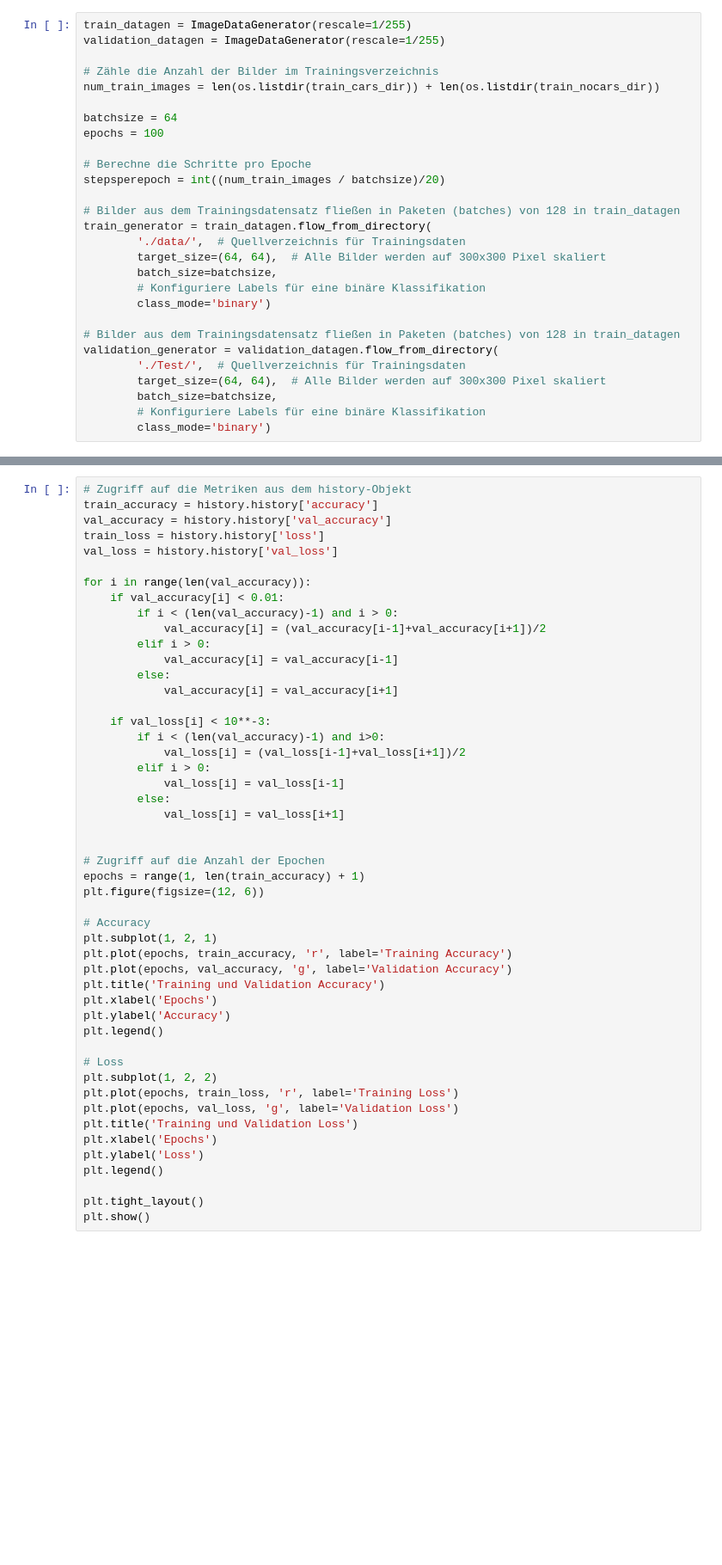
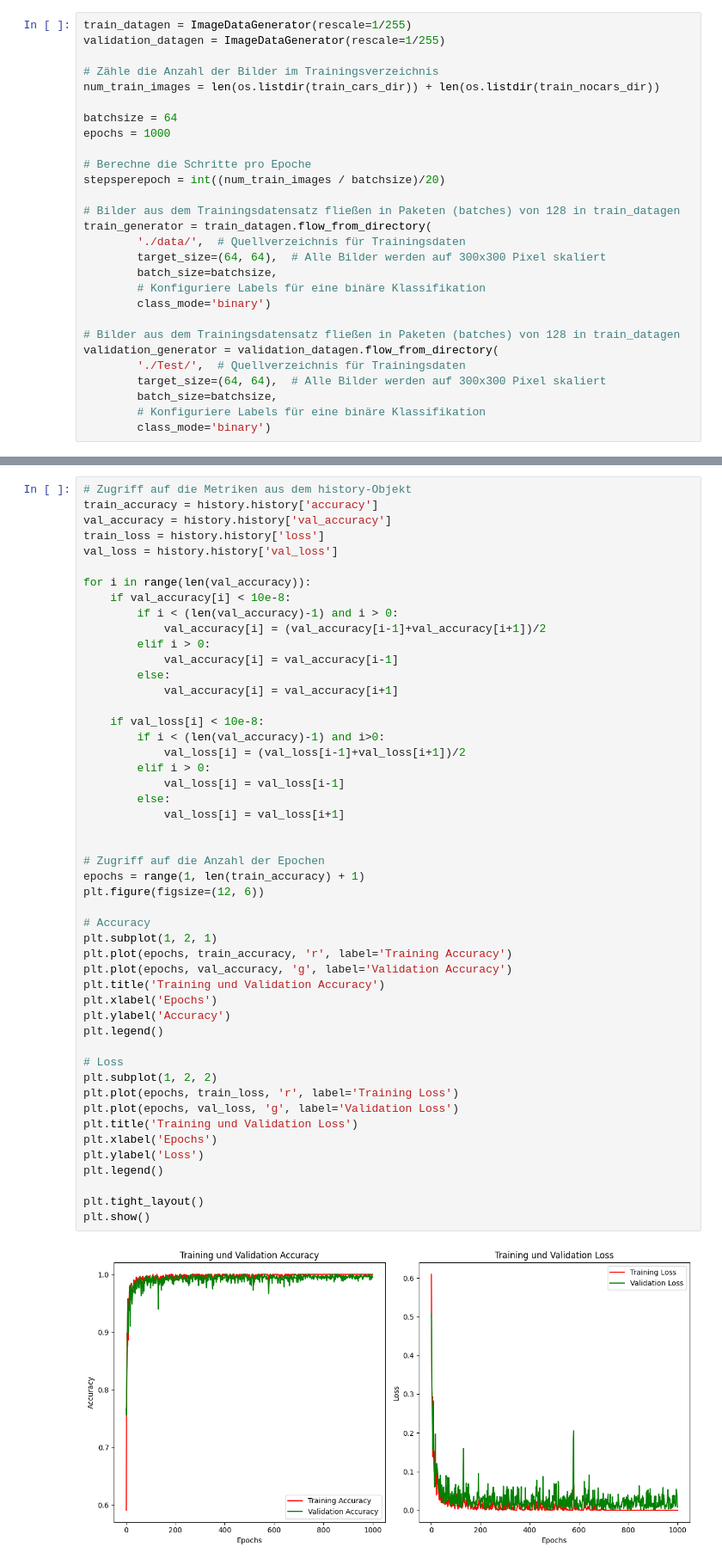
Before and after one commit to Crist-obal/DeepDrive2.0, a Jupyter notebook: Auto_Erkennung2.0.ipynb, the cells around one changed output, grey strips where cells are left out. Shown: that part at 86% size. Drawn from its saved outputs; the diff is of its cells as text; blank space fills up the shorter version.

Commit message:
1000 epochs

```diff
--- a/Auto_Erkennung2.0.ipynb
+++ b/Auto_Erkennung2.0.ipynb
@@ -34,7 +37,7 @@ validation_datagen = ImageDataGenerator(rescale=1/255)
 num_train_images = len(os.listdir(train_cars_dir)) + len(os.listdir(train_nocars_dir))
 
 batchsize = 64
-epochs = 100
+epochs = 1000
 
 # Berechne die Schritte pro Epoche
 stepsperepoch = int((num_train_images / batchsize)/20)
@@ -98,7 +194,7 @@ train_loss = history.history['loss']
 val_loss = history.history['val_loss']
 
 for i in range(len(val_accuracy)):
-    if val_accuracy[i] < 0.01:
+    if val_accuracy[i] < 10e-8:
         if i < (len(val_accuracy)-1) and i > 0:
             val_accuracy[i] = (val_accuracy[i-1]+val_accuracy[i+1])/2
         elif i > 0:
@@ -106,39 +202,41 @@ for i in range(len(val_accuracy)):
         else:
             val_accuracy[i] = val_accuracy[i+1]
 
-    if val_loss[i] < 10**-3:
+    if val_loss[i] < 10e-8:
         if i < (len(val_accuracy)-1) and i>0:
             val_loss[i] = (val_loss[i-1]+val_loss[i+1])/2
         elif i > 0:
             val_loss[i] = val_loss[i-1]
         else:
             val_loss[i] = val_loss[i+1]
 
 
 # Zugriff auf die Anzahl der Epochen
 epochs = range(1, len(train_accuracy) + 1)
 plt.figure(figsize=(12, 6))
 
 # Accuracy
 plt.subplot(1, 2, 1)
 plt.plot(epochs, train_accuracy, 'r', label='Training Accuracy')
 plt.plot(epochs, val_accuracy, 'g', label='Validation Accuracy')
 plt.title('Training und Validation Accuracy')
 plt.xlabel('Epochs')
 plt.ylabel('Accuracy')
 plt.legend()
 
 # Loss
 plt.subplot(1, 2, 2)
 plt.plot(epochs, train_loss, 'r', label='Training Loss')
 plt.plot(epochs, val_loss, 'g', label='Validation Loss')
 plt.title('Training und Validation Loss')
 plt.xlabel('Epochs')
 plt.ylabel('Loss')
 plt.legend()
 
 plt.tight_layout()
 plt.show()
+# %% [output]
+[figure, added]
 # %%
 # Verzeichnis mit den Testdaten
 test_dir = './Test/'
```
Also changed, not shown: parts of 5 cells of this notebook.
